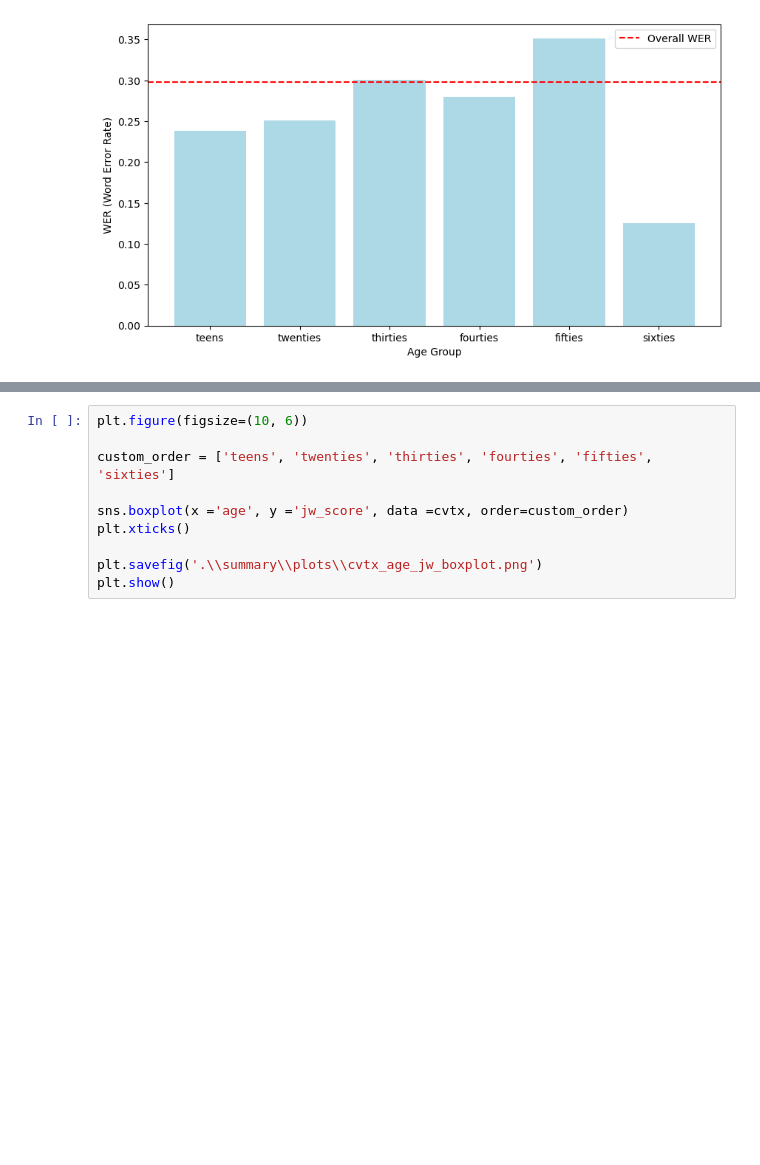
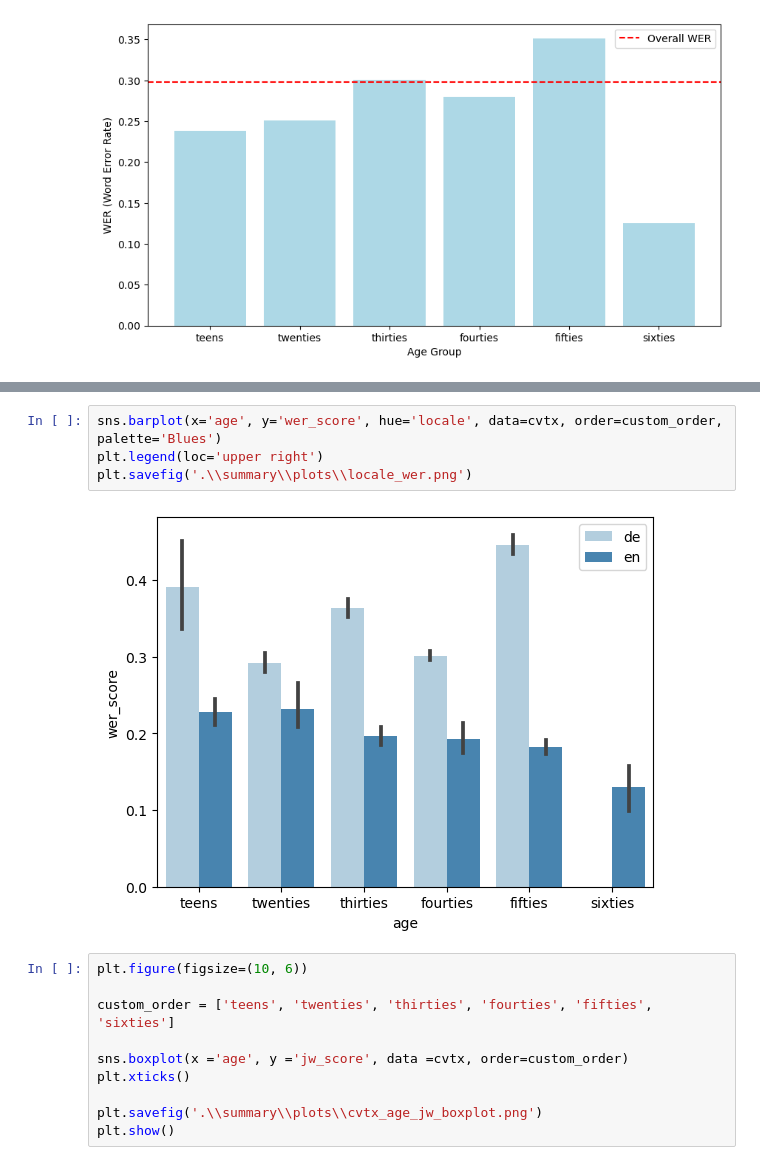
Before and after one commit to DrBilboArriba/ASR_and_science_podcasts, a Jupyter notebook: BA_ASR_and_science_podcasts.ipynb, the cells around one changed output, grey strips where cells are left out. Drawn from its saved outputs; the diff is of its cells as text; blank space fills up the shorter version.

```diff
--- a/BA_ASR_and_science_podcasts.ipynb
+++ b/BA_ASR_and_science_podcasts.ipynb
@@ -1199,3 +1196,9 @@ plt.show()
+# %%
+sns.barplot(x='age', y='wer_score', hue='locale', data=cvtx, order=custom_order, palette='Blues')
+plt.legend(loc='upper right')
+plt.savefig('.\\summary\\plots\\locale_wer.png')
+# %% [output]
+[figure, added]
 # %%
 plt.figure(figsize=(10, 6))
 
```
Also changed, not shown: parts of 2 cells of this notebook.
